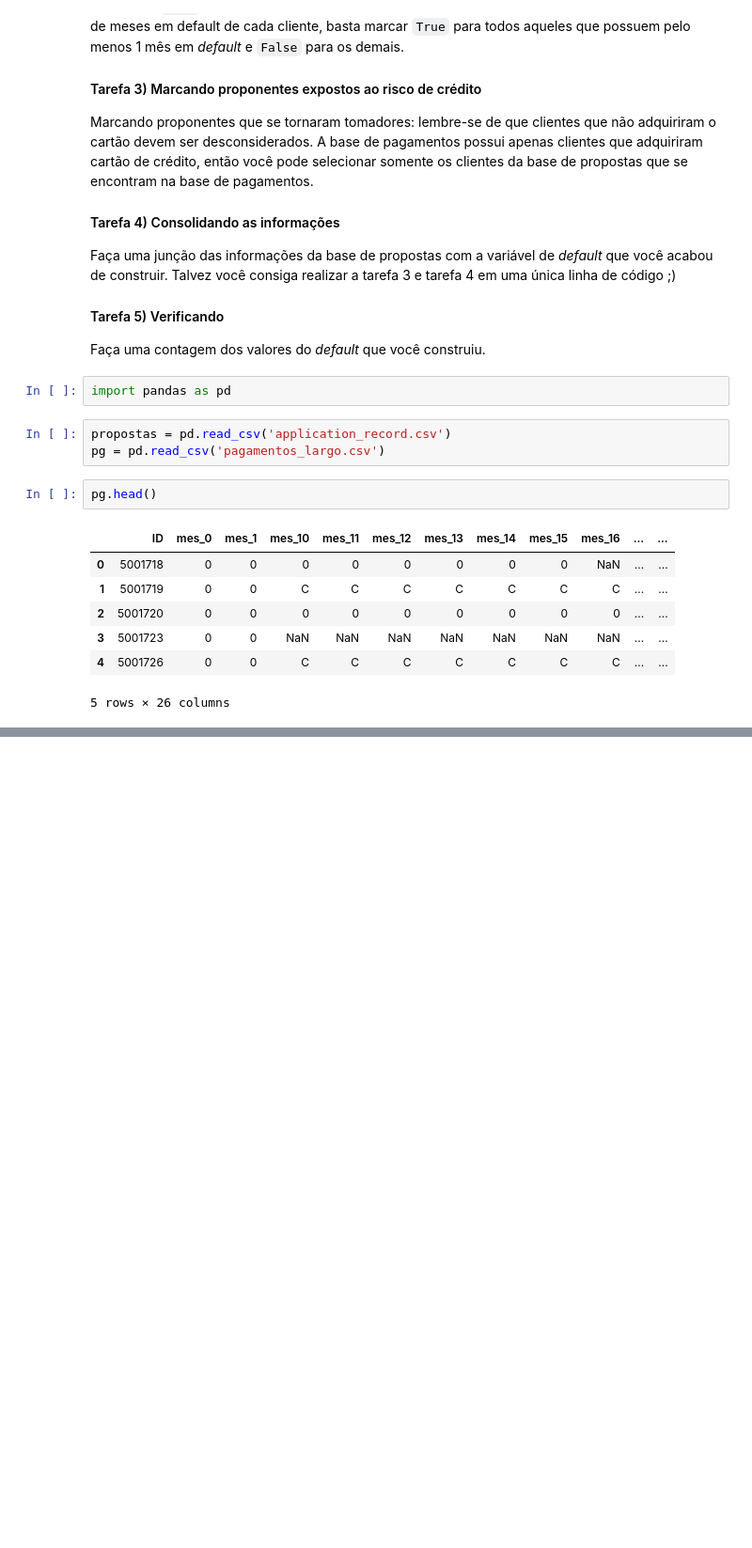
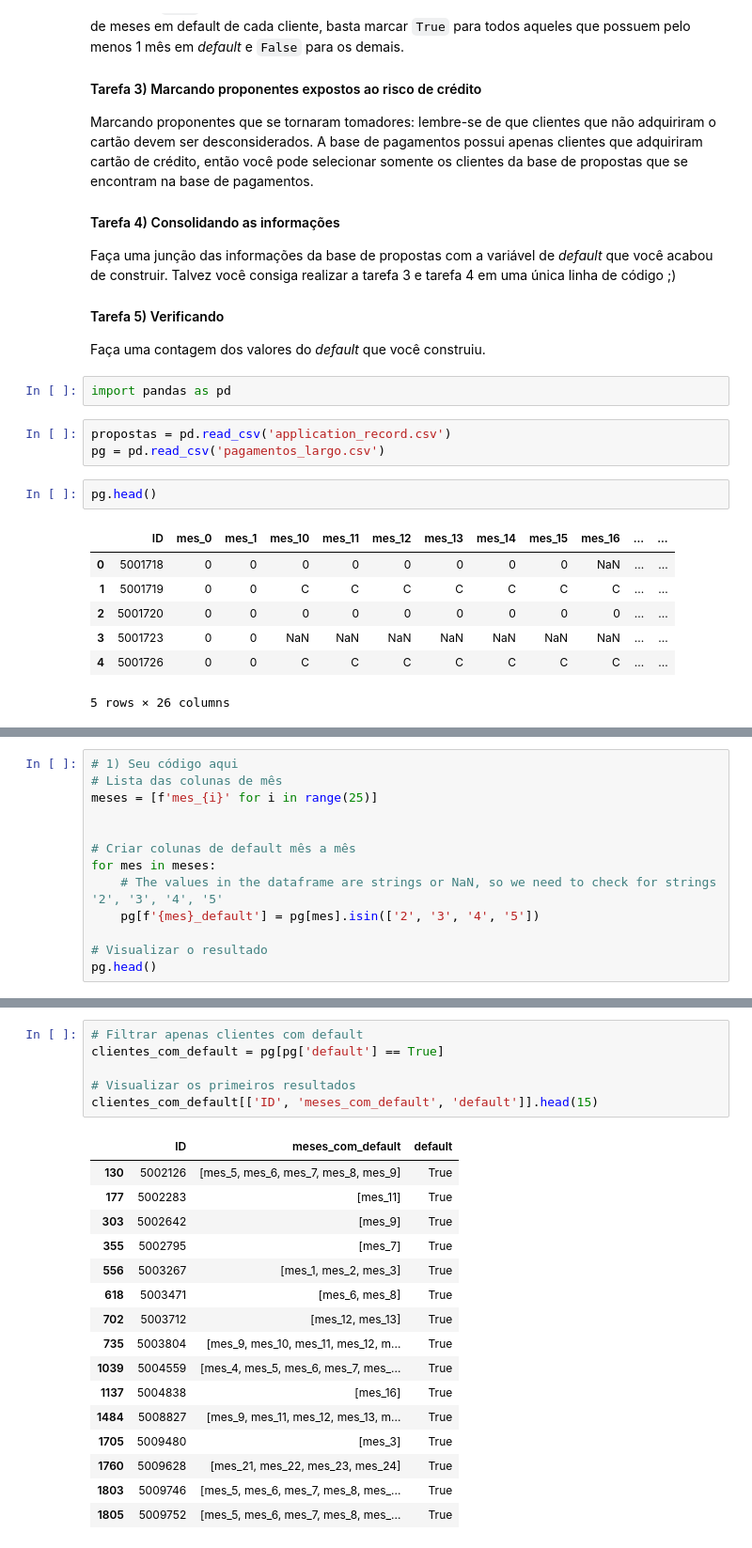
Before and after one commit to DDricko/Ciencia_de_dados_Ebac, a Jupyter notebook: Mod5Ex_aulas_04a05.ipynb, the cells around one changed output, grey strips where cells are left out. Shown at 94% size. Cells and saved outputs as stored; diff of their text form; blank space fills up the shorter version.

```diff
--- a/Mod5Ex_aulas_04a05.ipynb
+++ b/Mod5Ex_aulas_04a05.ipynb
@@ -99,0 +84,13 @@ Name: default, dtype: int64
+# %%
+# 1) Seu código aqui
+# Lista das colunas de mês
+meses = [f'mes_{i}' for i in range(25)]
+
+
+# Criar colunas de default mês a mês
+for mes in meses:
+    # The values in the dataframe are strings or NaN, so we need to check for strings '2', '3', '4', '5'
+    pg[f'{mes}_default'] = pg[mes].isin(['2', '3', '4', '5'])
+
+# Visualizar o resultado
+pg.head()
@@ -99,0 +105,23 @@ Name: default, dtype: int64
+# %%
+# Filtrar apenas clientes com default
+clientes_com_default = pg[pg['default'] == True]
+
+# Visualizar os primeiros resultados
+clientes_com_default[['ID', 'meses_com_default', 'default']].head(15)
+# %% [output]
+|  | ID | meses_com_default | default |
+| 130 | 5002126 | [mes_5, mes_6, mes_7, mes_8, mes_9] | True |
+| 177 | 5002283 | [mes_11] | True |
+| 303 | 5002642 | [mes_9] | True |
+| 355 | 5002795 | [mes_7] | True |
+| 556 | 5003267 | [mes_1, mes_2, mes_3] | True |
+| 618 | 5003471 | [mes_6, mes_8] | True |
+| 702 | 5003712 | [mes_12, mes_13] | True |
+| 735 | 5003804 | [mes_9, mes_10, mes_11, mes_12, m... | True |
+| 1039 | 5004559 | [mes_4, mes_5, mes_6, mes_7, mes_... | True |
+| 1137 | 5004838 | [mes_16] | True |
+| 1484 | 5008827 | [mes_9, mes_11, mes_12, mes_13, m... | True |
+| 1705 | 5009480 | [mes_3] | True |
+| 1760 | 5009628 | [mes_21, mes_22, mes_23, mes_24] | True |
+| 1803 | 5009746 | [mes_5, mes_6, mes_7, mes_8, mes_... | True |
+| 1805 | 5009752 | [mes_5, mes_6, mes_7, mes_8, mes_... | True |
```
Also changed, not shown: parts of 10 cells of this notebook.
